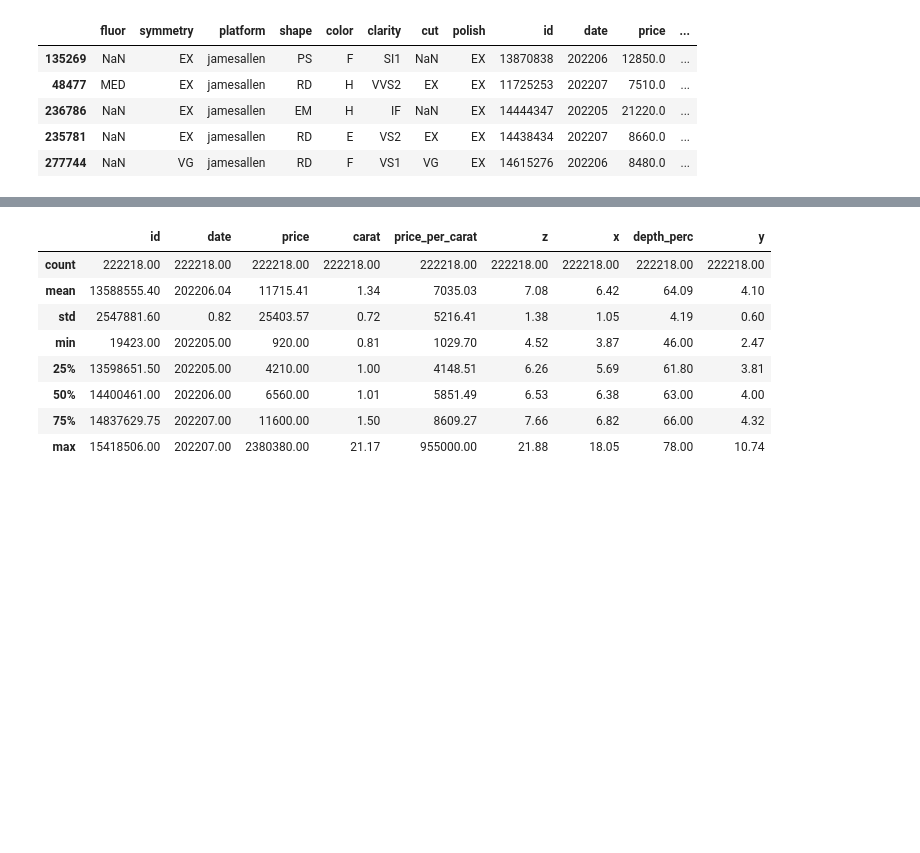
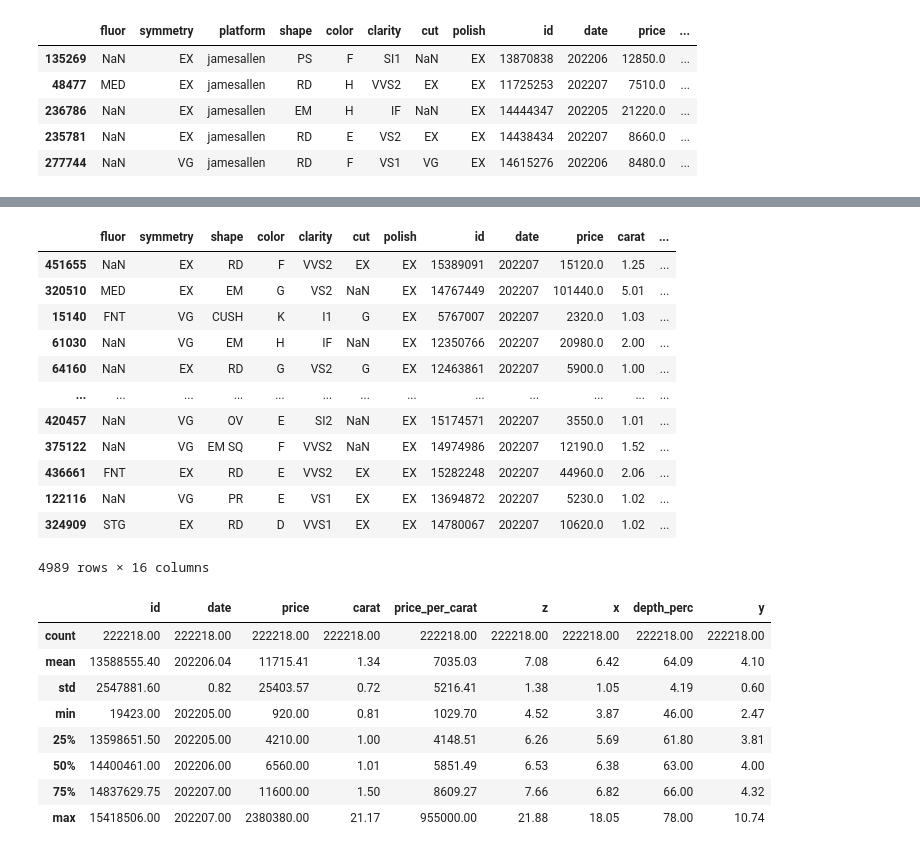
Before and after one commit to Dimildizio/DS_course, a Jupyter notebook: shine-on-you/HomeWork2_Regression&Classification.ipynb, the cells around one changed output, grey strips where cells are left out. Cells and saved outputs as stored; diff of their text form; code cells hidden in the pictures; blank space fills up the shorter version.

```diff
--- a/shine-on-you/HomeWork2_Regression&Classification.ipynb
+++ b/shine-on-you/HomeWork2_Regression&Classification.ipynb
@@ -91,6 +73,22 @@ for col in ['id','date']:
   df1[col] = df1[col].astype('int32')
 for col in ['price', 'carat','price_per_carat', 'z', 'x', 'y', 'depth_perc']:
   df1[col] = df1[col].astype('float32')
+# %%
+df1[df1.duplicated(keep=False)]
+# %% [output]
+|  | fluor | symmetry | shape | color | clarity | cut | polish | id | date | price | carat | ... |
+| 451655 | NaN | EX | RD | F | VVS2 | EX | EX | 15389091 | 202207 | 15120.0 | 1.25 | ... |
+| 320510 | MED | EX | EM | G | VS2 | NaN | EX | 14767449 | 202207 | 101440.0 | 5.01 | ... |
+| 15140 | FNT | VG | CUSH | K | I1 | G | EX | 5767007 | 202207 | 2320.0 | 1.03 | ... |
+| 61030 | NaN | VG | EM | H | IF | NaN | EX | 12350766 | 202207 | 20980.0 | 2.00 | ... |
+| 64160 | NaN | EX | RD | G | VS2 | G | EX | 12463861 | 202207 | 5900.0 | 1.00 | ... |
+| ... | ... | ... | ... | ... | ... | ... | ... | ... | ... | ... | ... | ... |
+| 420457 | NaN | VG | OV | E | SI2 | NaN | EX | 15174571 | 202207 | 3550.0 | 1.01 | ... |
+| 375122 | NaN | VG | EM SQ | F | VVS2 | NaN | EX | 14974986 | 202207 | 12190.0 | 1.52 | ... |
+| 436661 | FNT | EX | RD | E | VVS2 | EX | EX | 15282248 | 202207 | 44960.0 | 2.06 | ... |
+| 122116 | NaN | VG | PR | E | VS1 | EX | EX | 13694872 | 202207 | 5230.0 | 1.02 | ... |
+| 324909 | STG | EX | RD | D | VVS1 | EX | EX | 14780067 | 202207 | 10620.0 | 1.02 | ... |
+4989 rows × 16 columns
 # %%
 df1.describe().apply(lambda x: round(x,2))
 # %% [output]
```
Also changed, not shown: parts of 13 cells of this notebook.
